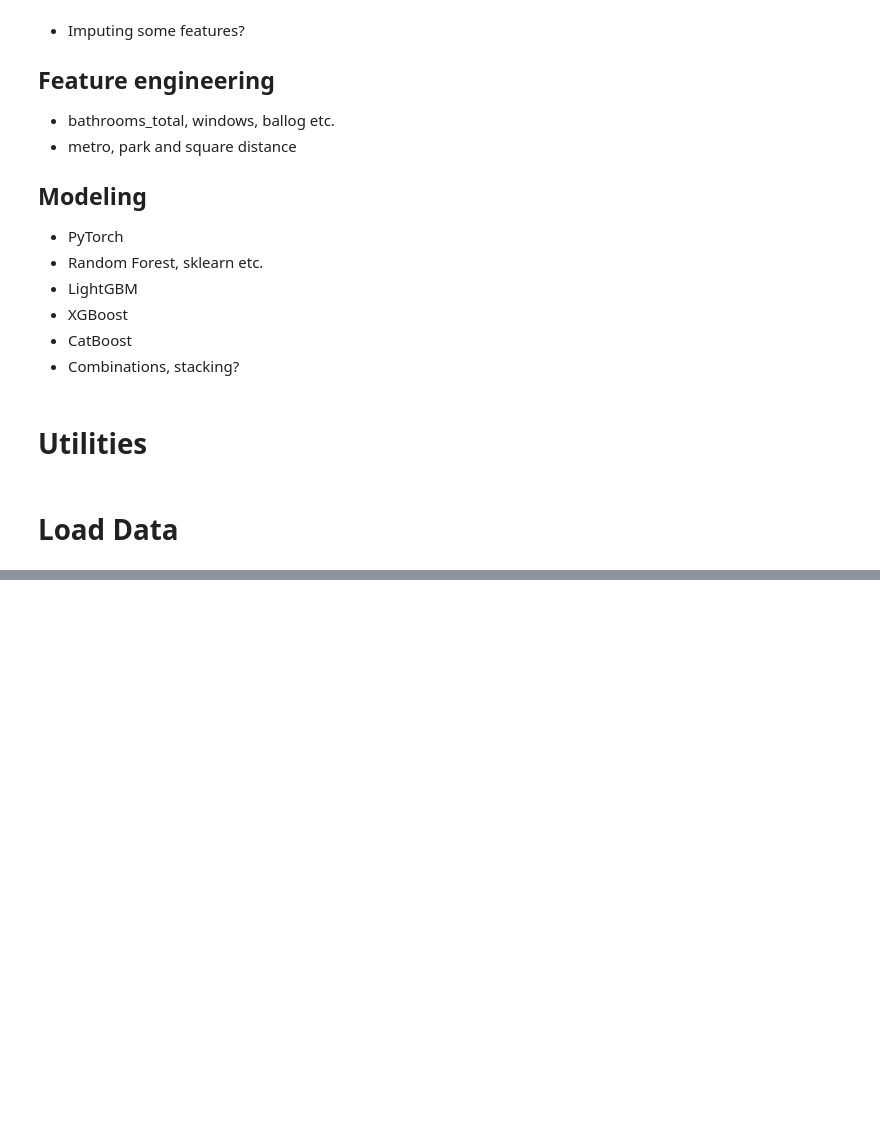
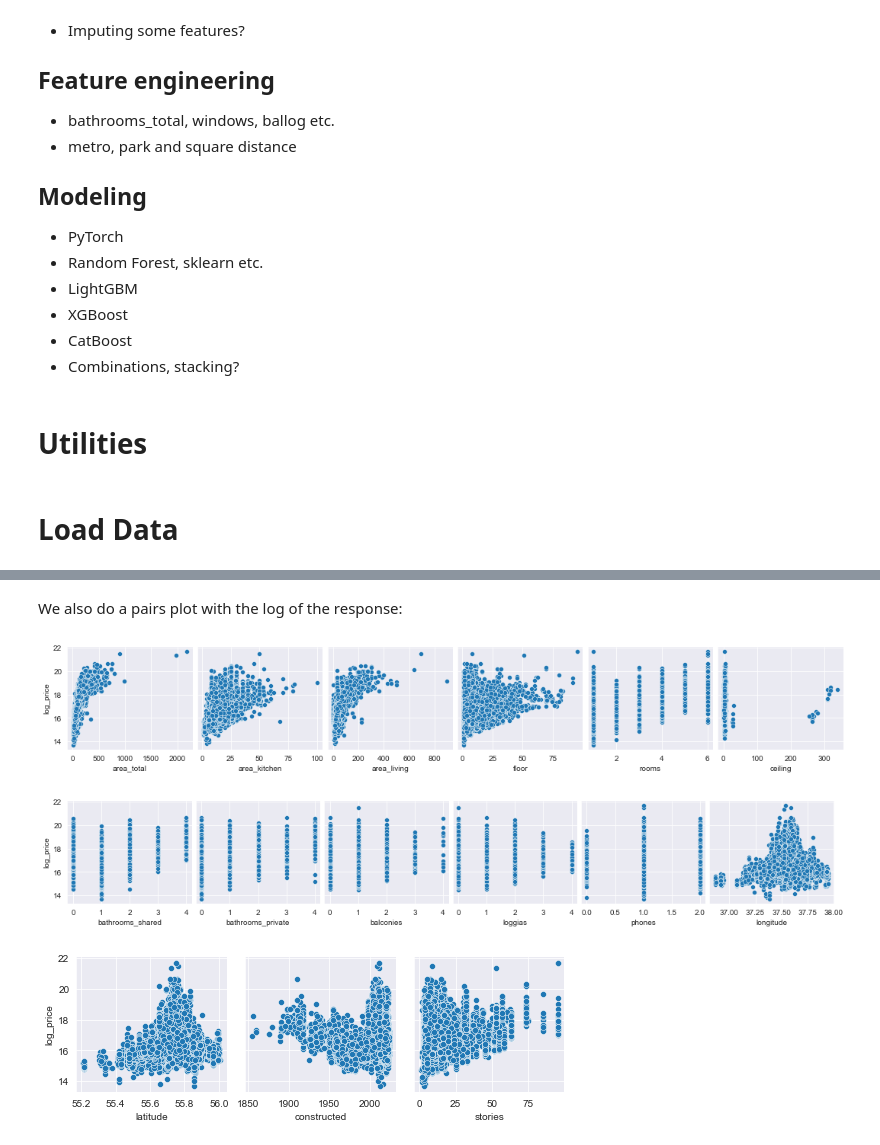
Before and after one commit to jimoskar/ml, a Jupyter notebook: project/long_notebook.ipynb, the cells around one changed output, grey strips where cells are left out. Cells and saved outputs as stored; diff of their text form; code cells hidden in the pictures; blank space fills up the shorter version.

```diff
--- a/project/long_notebook.ipynb
+++ b/project/long_notebook.ipynb
@@ -123,0 +89,12 @@ print(root_mean_squared_log_error(preds_valid, y_valid))
+# %% [markdown]
+We also do a pairs plot with the log of the response:
+# %%
+data['log_price'] = np.log(data.price)
+for i in range(0, len(NUMERIC_FEAT), 6):
+    sns.pairplot(data=data[NUMERIC_FEAT + ['log_price']],
+                x_vars=NUMERIC_FEAT[i:i+6],
+                y_vars=['log_price'])
+# %% [output]
+[figure, added]
+[figure, added]
+[figure, added]
```
Also changed, not shown: parts of 24 cells of this notebook.
